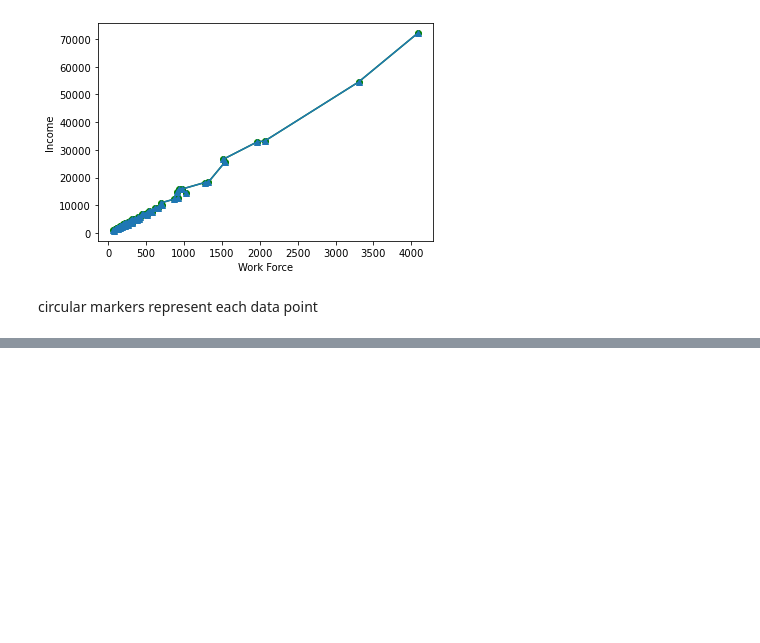
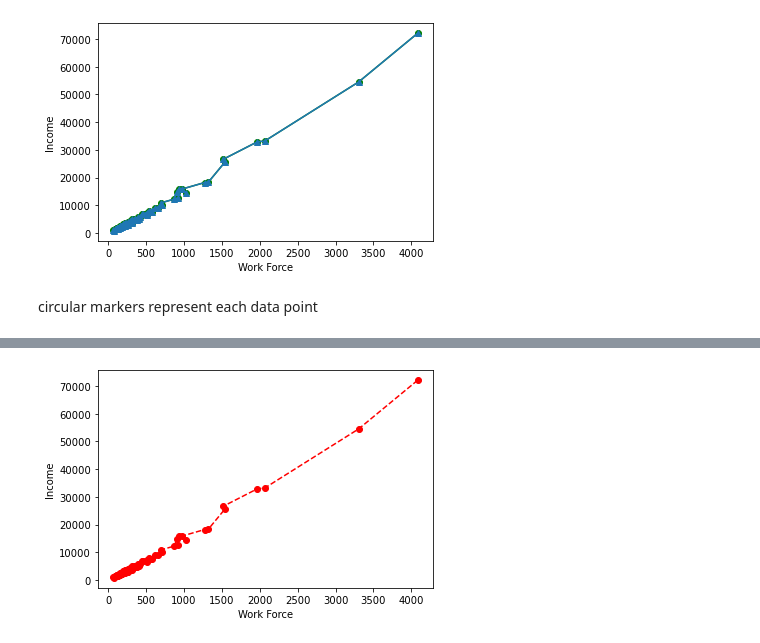
Before and after one commit to eniola-ajala/Data-Science-and-ML-for-beginners, a Jupyter notebook: Introduction to Data Visualization with Matplotlib.ipynb, the cells around one changed output, grey strips where cells are left out. Drawn from its saved outputs; the diff is of its cells as text; code cells hidden in the pictures; blank space fills up the shorter version.

```diff
--- a/Introduction to Data Visualization with Matplotlib.ipynb
+++ b/Introduction to Data Visualization with Matplotlib.ipynb
@@ -474,0 +490,7 @@ circular markers represent each data point
+# %%
+plt.plot(crime.work_force, crime.income, '--ro') # Dashed line, red color, circular marker
+plt.xlabel("Work Force")
+plt.ylabel("Income")
+plt.show()
+# %% [output]
+[figure, added]
```
Also changed, not shown: parts of 19 cells of this notebook, 1 other file.
